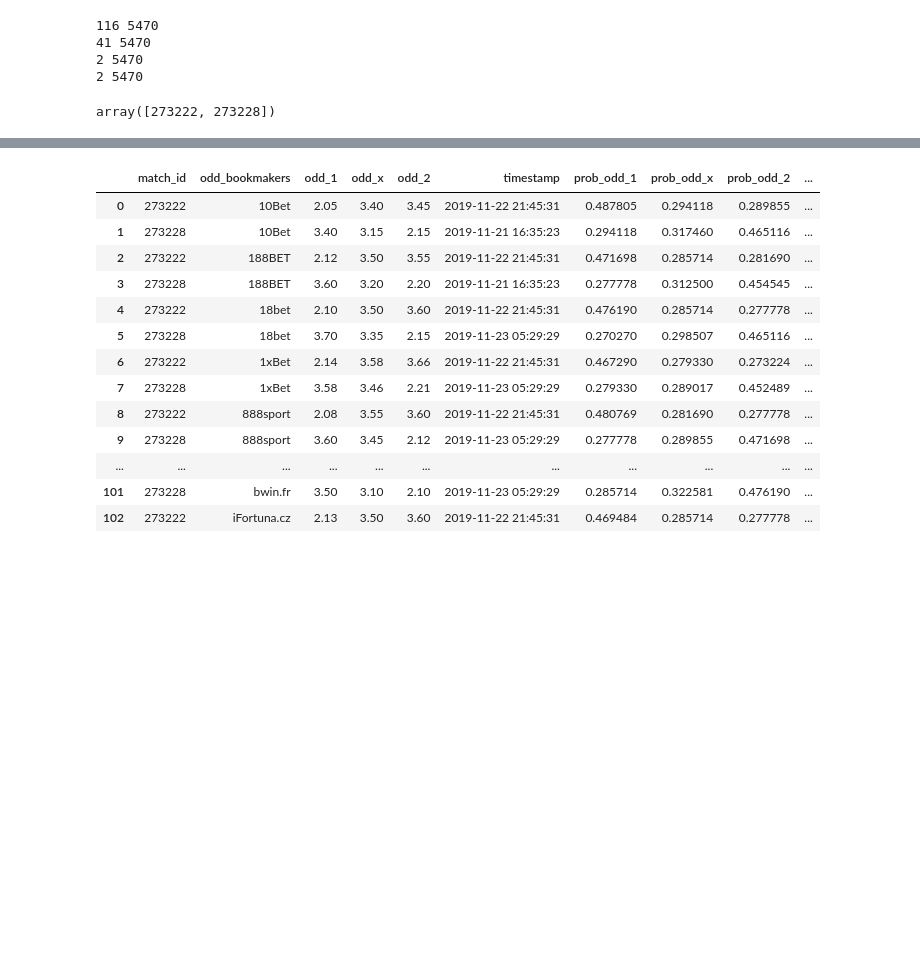
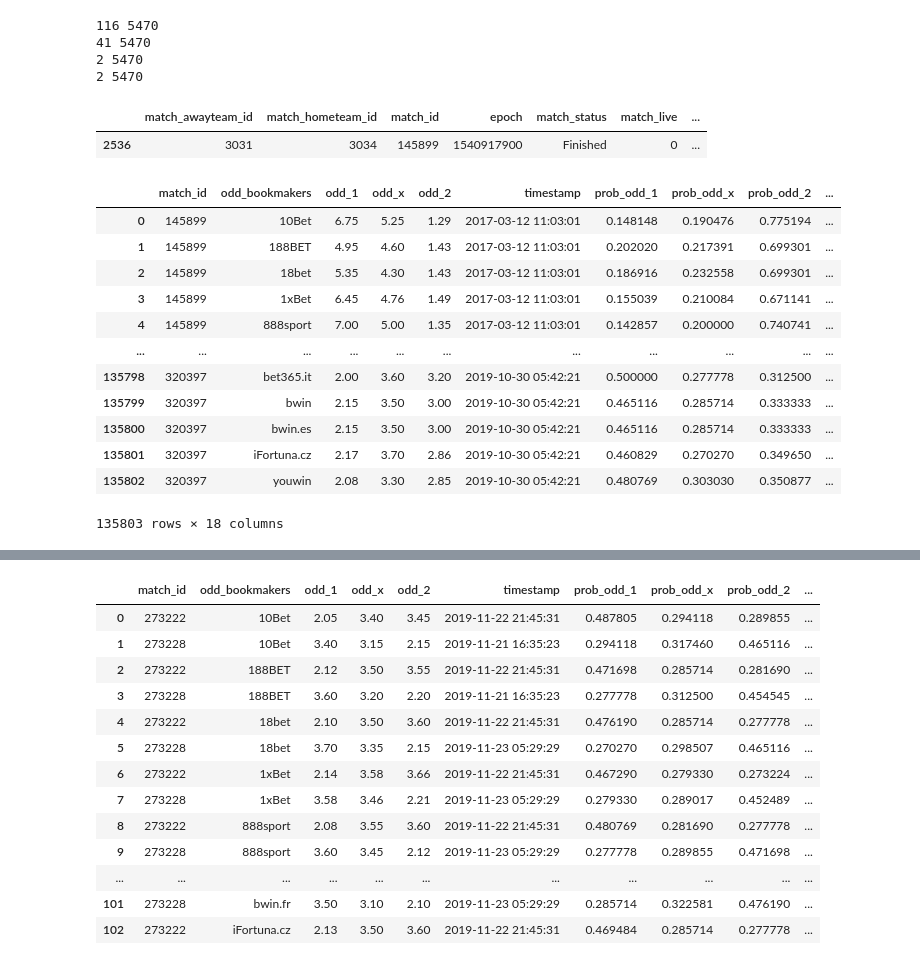
Before and after one commit to sarikayamerts/ie582fall19, a Jupyter notebook: baseline_deneme.ipynb, the cells around one changed output, grey strips where cells are left out. Cells and saved outputs as stored; diff of their text form; code cells hidden in the pictures; blank space fills up the shorter version.

```diff
--- a/baseline_deneme.ipynb
+++ b/baseline_deneme.ipynb
@@ -90,9 +108,26 @@ final_bets = final_bets.merge(matches[['match_id', 'result']],
                               on='match_id')
-# %%
-final_bets_test.match_id.unique()
-# %% [output]
-array([273222, 273228])
+# %%
+matches[matches['match_id'] == 145899]
+# %% [output]
+|  | match_awayteam_id | match_hometeam_id | match_id | epoch | match_status | match_live | ... |
+| 2536 | 3031 | 3034 | 145899 | 1540917900 | Finished | 0 | ... |
 # %%
 final_bets['rps'] = ranked_probability_loss(final_bets['result'],
                                             final_bets[['norm_prob_odd_1', 'norm_prob_odd_x', 'norm_prob_odd_2']])
+# %%
+final_bets
+# %% [output]
+|  | match_id | odd_bookmakers | odd_1 | odd_x | odd_2 | timestamp | prob_odd_1 | prob_odd_x | prob_odd_2 | ... |
+| 0 | 145899 | 10Bet | 6.75 | 5.25 | 1.29 | 2017-03-12 11:03:01 | 0.148148 | 0.190476 | 0.775194 | ... |
+| 1 | 145899 | 188BET | 4.95 | 4.60 | 1.43 | 2017-03-12 11:03:01 | 0.202020 | 0.217391 | 0.699301 | ... |
+| 2 | 145899 | 18bet | 5.35 | 4.30 | 1.43 | 2017-03-12 11:03:01 | 0.186916 | 0.232558 | 0.699301 | ... |
+| 3 | 145899 | 1xBet | 6.45 | 4.76 | 1.49 | 2017-03-12 11:03:01 | 0.155039 | 0.210084 | 0.671141 | ... |
+| 4 | 145899 | 888sport | 7.00 | 5.00 | 1.35 | 2017-03-12 11:03:01 | 0.142857 | 0.200000 | 0.740741 | ... |
+| ... | ... | ... | ... | ... | ... | ... | ... | ... | ... | ... |
+| 135798 | 320397 | bet365.it | 2.00 | 3.60 | 3.20 | 2019-10-30 05:42:21 | 0.500000 | 0.277778 | 0.312500 | ... |
+| 135799 | 320397 | bwin | 2.15 | 3.50 | 3.00 | 2019-10-30 05:42:21 | 0.465116 | 0.285714 | 0.333333 | ... |
+| 135800 | 320397 | bwin.es | 2.15 | 3.50 | 3.00 | 2019-10-30 05:42:21 | 0.465116 | 0.285714 | 0.333333 | ... |
+| 135801 | 320397 | iFortuna.cz | 2.17 | 3.70 | 2.86 | 2019-10-30 05:42:21 | 0.460829 | 0.270270 | 0.349650 | ... |
+| 135802 | 320397 | youwin | 2.08 | 3.30 | 2.85 | 2019-10-30 05:42:21 | 0.480769 | 0.303030 | 0.350877 | ... |
+135803 rows × 18 columns
 # %%
```
Also changed, not shown: parts of 6 cells of this notebook.
